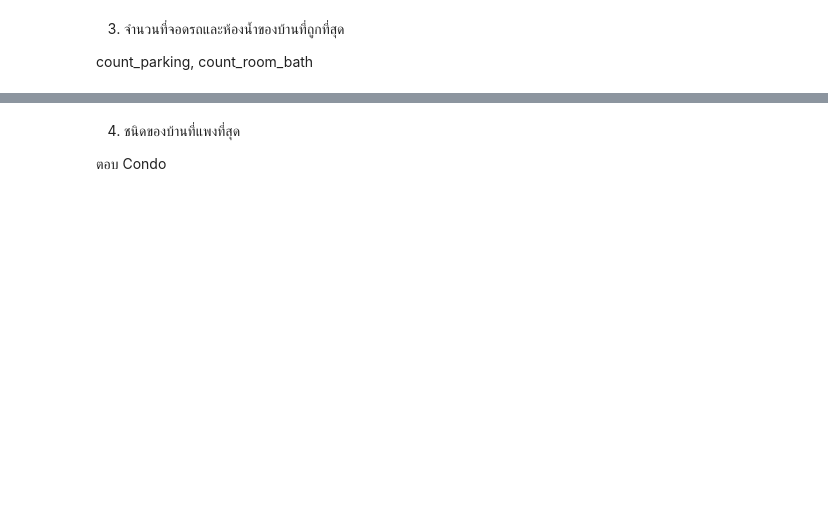
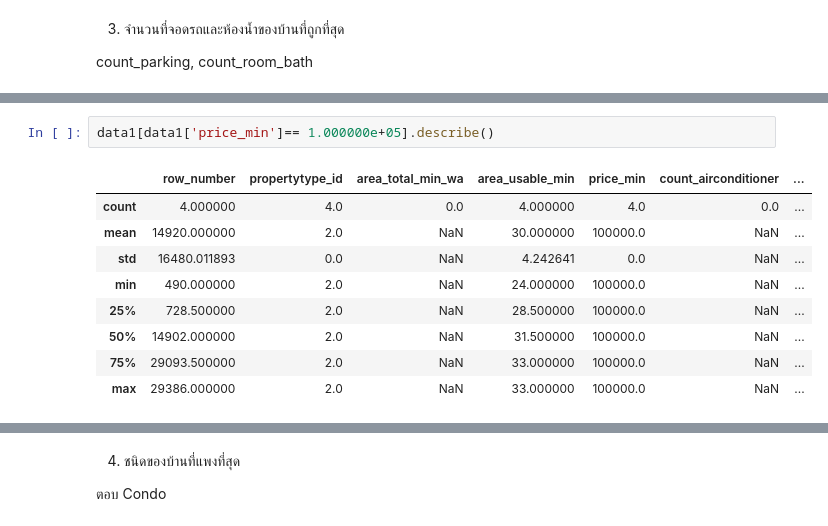
Before and after one commit to pornnakanok/BasicProg_DataViz65, a Jupyter notebook: Pandas101.ipynb, the cells around one changed output, grey strips where cells are left out. Saved outputs shown, nothing was run; the diff lists cells and outputs as text; blank space fills up the shorter version.

```diff
--- a/Pandas101.ipynb
+++ b/Pandas101.ipynb
@@ -305,0 +371,12 @@ count_parking, count_room_bath
+# %%
+data1[data1['price_min']== 1.000000e+05].describe()
+# %% [output]
+|  | row_number | propertytype_id | area_total_min_wa | area_usable_min | price_min | count_airconditioner | ... |
+| count | 4.000000 | 4.0 | 0.0 | 4.000000 | 4.0 | 0.0 | ... |
+| mean | 14920.000000 | 2.0 | NaN | 30.000000 | 100000.0 | NaN | ... |
+| std | 16480.011893 | 0.0 | NaN | 4.242641 | 0.0 | NaN | ... |
+| min | 490.000000 | 2.0 | NaN | 24.000000 | 100000.0 | NaN | ... |
+| 25% | 728.500000 | 2.0 | NaN | 28.500000 | 100000.0 | NaN | ... |
+| 50% | 14902.000000 | 2.0 | NaN | 31.500000 | 100000.0 | NaN | ... |
+| 75% | 29093.500000 | 2.0 | NaN | 33.000000 | 100000.0 | NaN | ... |
+| max | 29386.000000 | 2.0 | NaN | 33.000000 | 100000.0 | NaN | ... |
```
Also changed, not shown: parts of 21 cells of this notebook.
